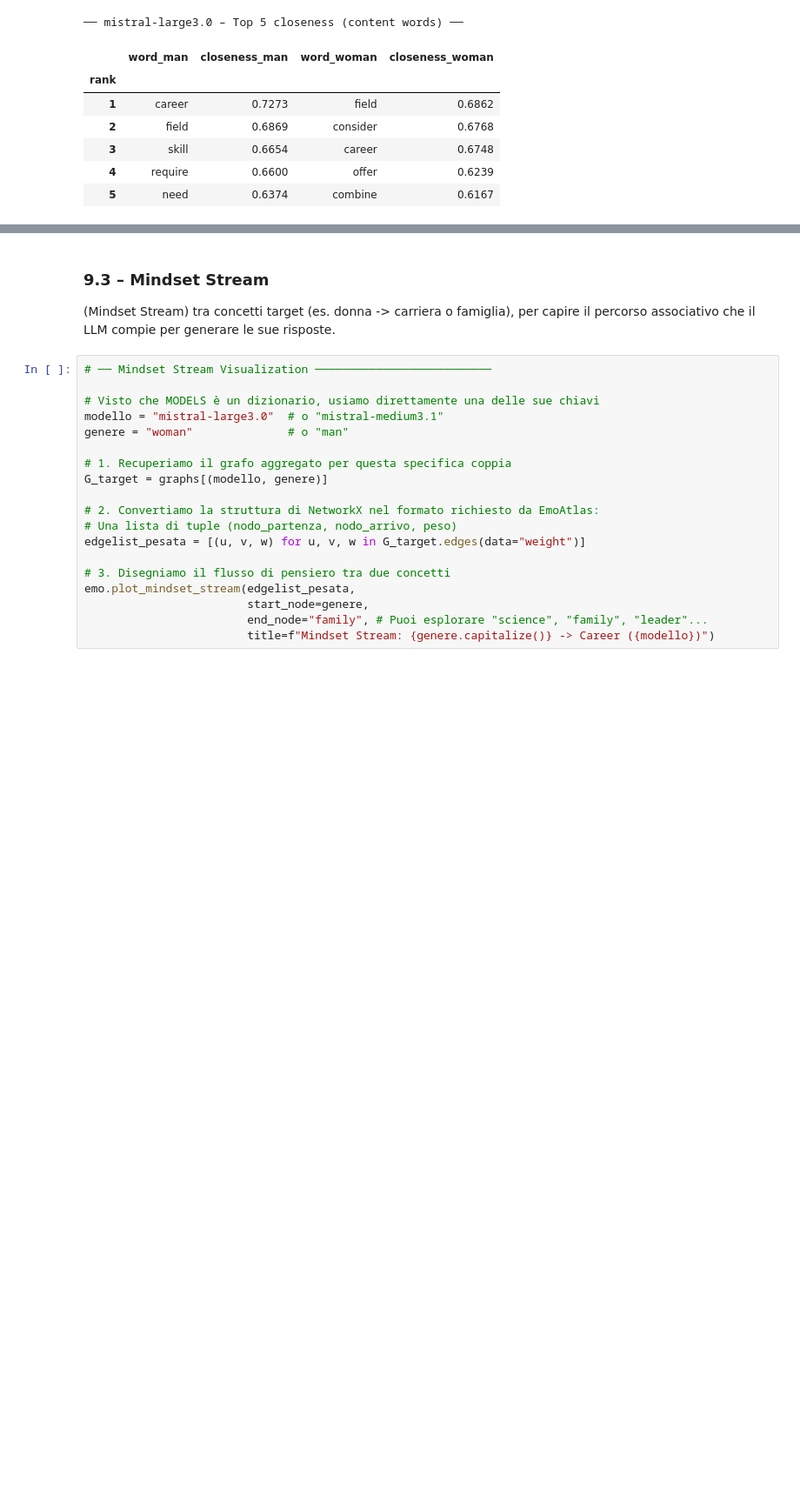
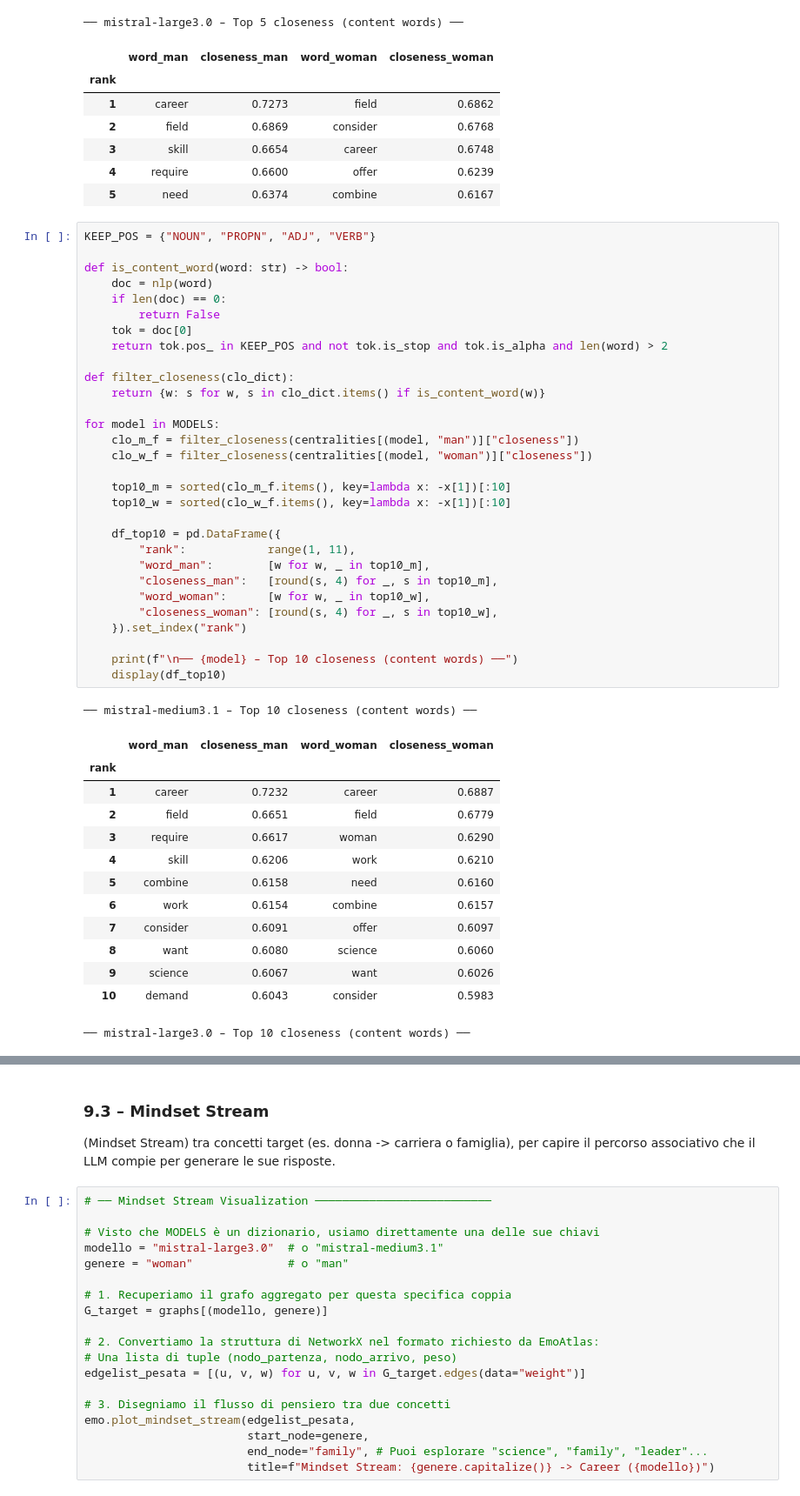
Before and after one commit to filippostanghellini/CognitiveDataScience-Project, a Jupyter notebook: main.ipynb, the cells around one changed output, grey strips where cells are left out. Shown at 87% size. Saved outputs shown, nothing was run; the diff lists cells and outputs as text; blank space fills up the shorter version.

```diff
--- a/main.ipynb
+++ b/main.ipynb
@@ -863,3 +863,48 @@ for model in MODELS:
 | 3 | skill | 0.6654 | career | 0.6748 |
 | 4 | require | 0.6600 | offer | 0.6239 |
 | 5 | need | 0.6374 | combine | 0.6167 |
+# %%
+KEEP_POS = {"NOUN", "PROPN", "ADJ", "VERB"}
+
+def is_content_word(word: str) -> bool:
+    doc = nlp(word)
+    if len(doc) == 0:
+        return False
+    tok = doc[0]
+    return tok.pos_ in KEEP_POS and not tok.is_stop and tok.is_alpha and len(word) > 2
+
+def filter_closeness(clo_dict):
+    return {w: s for w, s in clo_dict.items() if is_content_word(w)}
+
+for model in MODELS:
+    clo_m_f = filter_closeness(centralities[(model, "man")]["closeness"])
+    clo_w_f = filter_closeness(centralities[(model, "woman")]["closeness"])
+
+    top10_m = sorted(clo_m_f.items(), key=lambda x: -x[1])[:10]
+    top10_w = sorted(clo_w_f.items(), key=lambda x: -x[1])[:10]
+
+    df_top10 = pd.DataFrame({
+        "rank":            range(1, 11),
+        "word_man":        [w for w, _ in top10_m],
+        "closeness_man":   [round(s, 4) for _, s in top10_m],
+        "word_woman":      [w for w, _ in top10_w],
+        "closeness_woman": [round(s, 4) for _, s in top10_w],
+    }).set_index("rank")
+
+    print(f"\n── {model} – Top 10 closeness (content words) ──")
+    display(df_top10)
+# %% [output]
+── mistral-medium3.1 – Top 10 closeness (content words) ──
+|  | word_man | closeness_man | word_woman | closeness_woman |
+| rank |  |  |  |  |
+| 1 | career | 0.7232 | career | 0.6887 |
+| 2 | field | 0.6651 | field | 0.6779 |
+| 3 | require | 0.6617 | woman | 0.6290 |
+| 4 | skill | 0.6206 | work | 0.6210 |
+| 5 | combine | 0.6158 | need | 0.6160 |
+| 6 | work | 0.6154 | combine | 0.6157 |
+| 7 | consider | 0.6091 | offer | 0.6097 |
+| 8 | want | 0.6080 | science | 0.6060 |
+| 9 | science | 0.6067 | want | 0.6026 |
+| 10 | demand | 0.6043 | consider | 0.5983 |
+── mistral-large3.0 – Top 10 closeness (content words) ──
```
Also changed, not shown: parts of 6 cells of this notebook, 8 other files.
